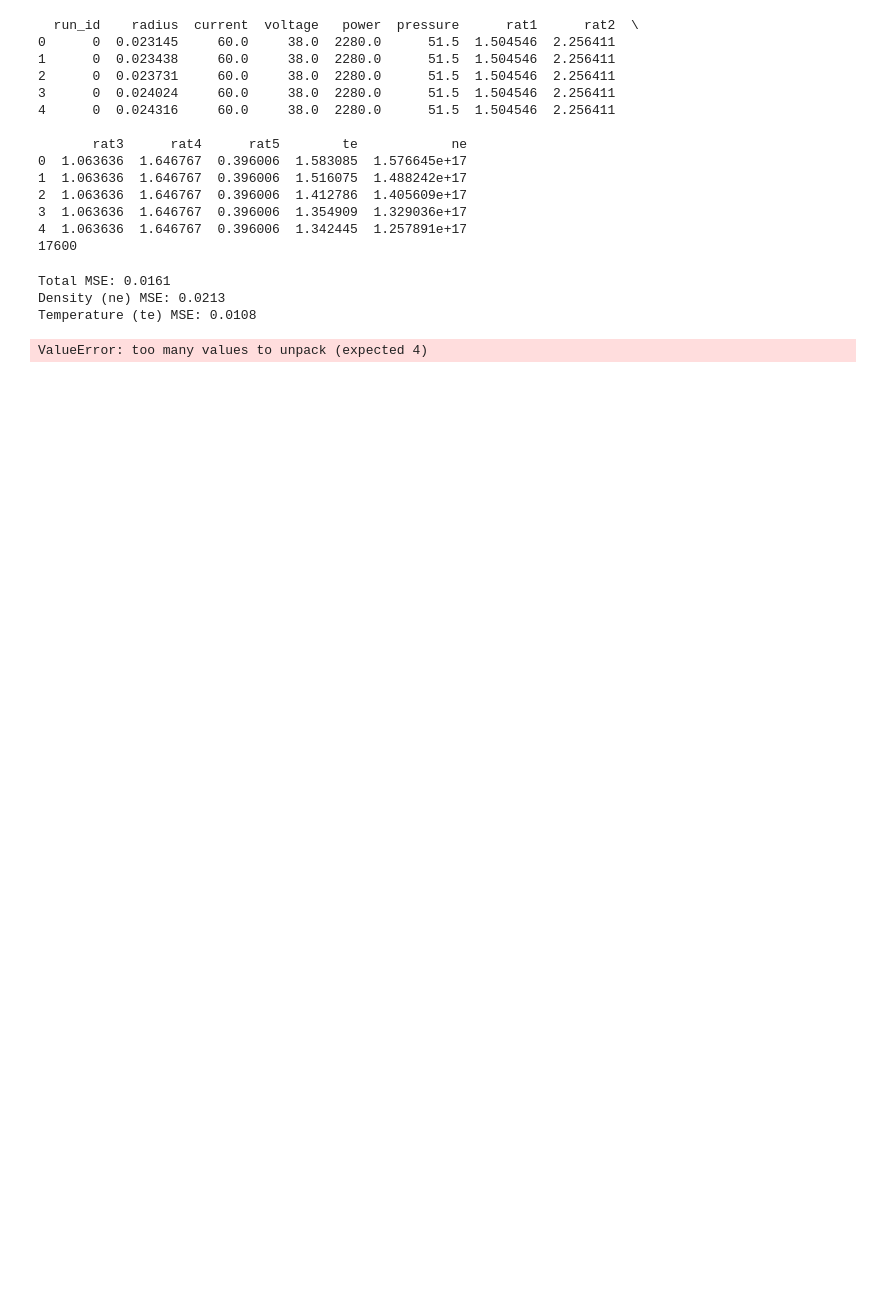
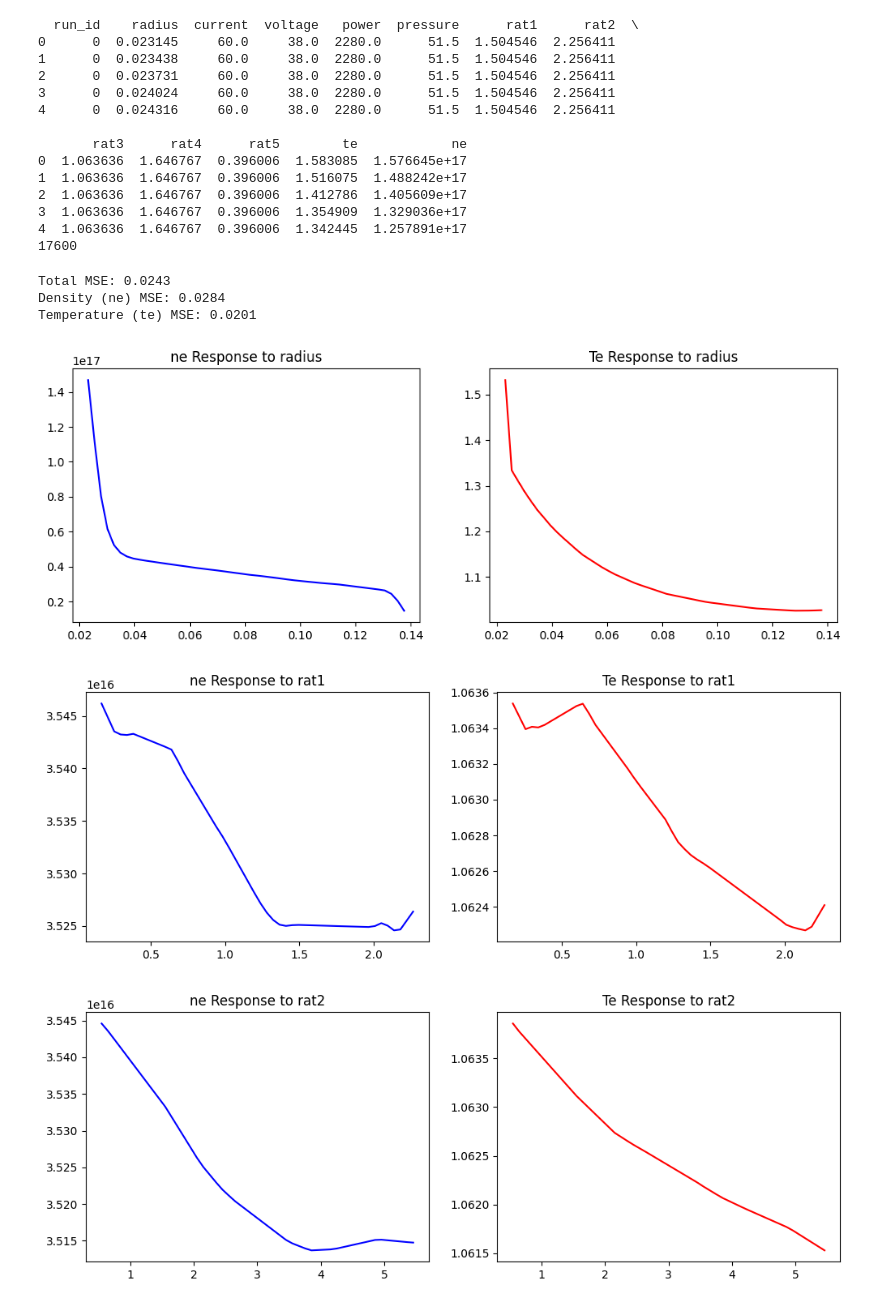
Before and after one commit to LinusRingstad/NPRE458, a Jupyter notebook: training_data/model_test.ipynb, the cells around one changed output. Drawn from its saved outputs; the diff is of its cells as text; code cells hidden in the pictures; blank space fills up the shorter version.

Commit message:
saved line ratio model

```diff
--- a/training_data/model_test.ipynb
+++ b/training_data/model_test.ipynb
@@ -16,7 +16,7 @@ class PlasmaMLP(nn.Module):
     input: radius, Power, Voltage, Current,Pressure , rat1, rat2, rat3, rat4, rat5  (10 features)
     output: ne, Te (2 features)
     '''
-    def __init__(self, input_size=10, hidden_size=128, output_size=2):
+    def __init__(self, input_size=6, hidden_size=128, output_size=2):#change to 10 when adding back power, pressure
         super(PlasmaMLP, self).__init__()
         self.network = nn.Sequential(
             nn.Linear(input_size, hidden_size // 2),
@@ -169,11 +169,59 @@ def evaluate_plasma_model(df, features, targets, model_class):
 # %%
 # --- Execution ---
 features = ['radius', 'power', 'voltage', 'current', 'pressure', 'rat1', 'rat2', 'rat3', 'rat4', 'rat5']
+features = ['radius','rat1', 'rat2', 'rat3', 'rat4', 'rat5']
+
 targets = ['ne', 'te']
 
 mse_ne,mse_te, trained_model, scaler_x, scaler_y = evaluate_plasma_model(df_plasma, features, targets, PlasmaMLP)
 # %% [output]
-Total MSE: 0.0161
-Density (ne) MSE: 0.0213
-Temperature (te) MSE: 0.0108
+Total MSE: 0.0243
+Density (ne) MSE: 0.0284
+Temperature (te) MSE: 0.0201
-ValueError: too many values to unpack (expected 4)
+# %%
+import matplotlib.pyplot as plt
+
+def plot_response_curves(model, scaler_x, scaler_y, baseline_df, features):
+    model.eval()
+    baseline_values = baseline_df[features].median().values
+    steps = 50
+
+    for i, feature in enumerate(features):
+        f_min = baseline_df[feature].min()
+        f_max = baseline_df[feature].max()
+        sweep_values = [f_min + (f_max - f_min) * (step / steps) for step in range(steps)]
+
+        # Prepare input (PyTorch List approach)
+        input_list = [list(baseline_values) for _ in range(steps)]
+        for idx in range(steps):
+            input_list[idx][i] = sweep_values[idx]
+
+        # Scale (using your scaler, we need to pass a numpy-like array but
+        # since we are desperate, we can use the scaler's transform on the list directly)
+        input_scaled = scaler_x.transform(input_list)
+        input_tensor = torch.tensor(input_scaled, dtype=torch.float32)
+
+        with torch.no_grad():
+            # REMOVED .numpy() - using .tolist() instead
+            output_scaled = model(input_tensor).detach().cpu().tolist()
+
+        # Inverse transform (Scaler requires numpy, but since we proved numpy works,
+        # this line usually passes. If it fails, the scaler itself is the issue.)
+        output_physical = scaler_y.inverse_transform(output_scaled)
+
+        # Plotting using standard Python lists
+        ne_pred = [row[0] for row in output_physical]
+        te_pred = [row[1] for row in output_physical]
+
+        fig, (ax1, ax2) = plt.subplots(1, 2, figsize=(12, 4))
+        ax1.plot(sweep_values, ne_pred, color='blue')
+        ax1.set_title(f'ne Response to {feature}')
+        ax2.plot(sweep_values, te_pred, color='red')
+        ax2.set_title(f'Te Response to {feature}')
+        plt.show()
+
+plot_response_curves(trained_model, scaler_x, scaler_y, df_plasma, features)
+# %% [output]
+[figure, added]
+[figure, added]
+[figure, added]
```
Also changed, not shown: parts of 2 cells of this notebook, 3 other files.
